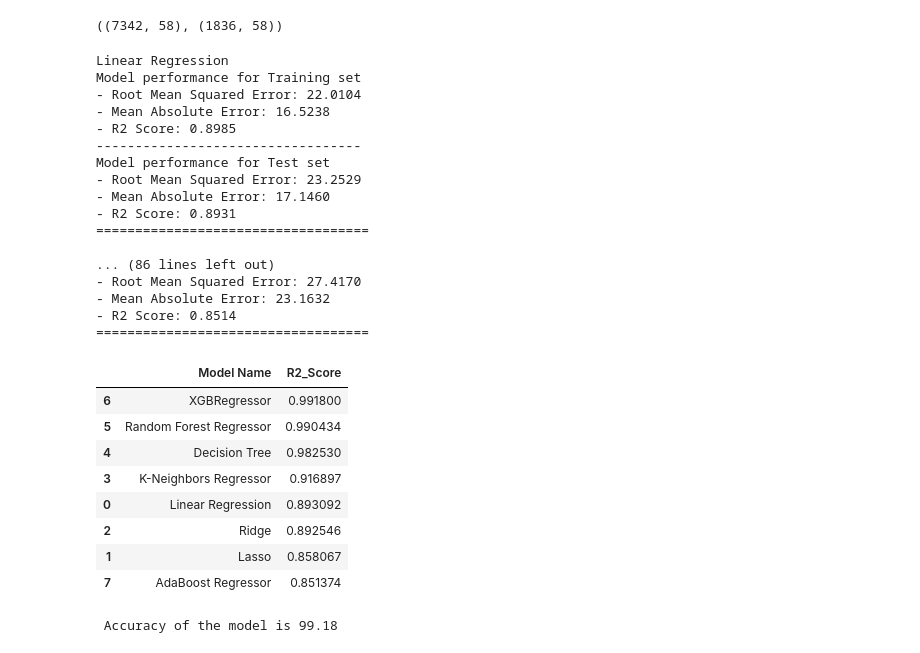
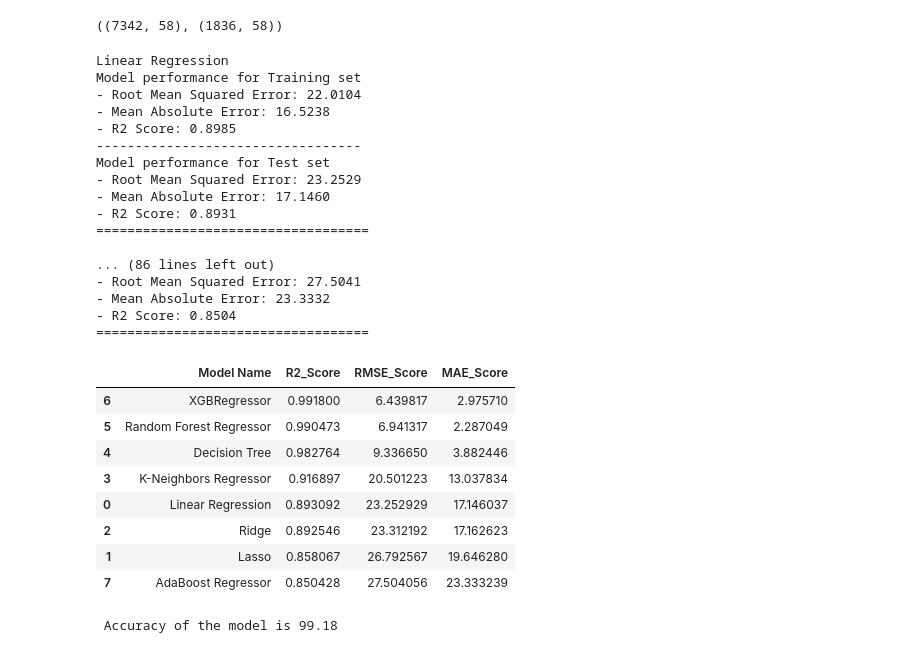
Before and after one commit to thomasphilipc/project_setup, a Jupyter notebook: notebook/real_data.ipynb, the cells around one changed output. Saved outputs shown, nothing was run; the diff lists cells and outputs as text; code cells hidden in the pictures.

```diff
--- a/notebook/real_data.ipynb
+++ b/notebook/real_data.ipynb
@@ -374,8 +374,50 @@ models = {
    # "CatBoosting Regressor": CatBoostRegressor(verbose=False),
     "AdaBoost Regressor": AdaBoostRegressor()
 }
+
+params={
+                "Decision Tree": {
+                    'criterion':['squared_error', 'friedman_mse', 'absolute_error', 'poisson'],
+                    # 'splitter':['best','random'],
+                    # 'max_features':['sqrt','log2'],
+                },
+                "Random Forest":{
+                    # 'criterion':['squared_error', 'friedman_mse', 'absolute_error', 'poisson'],
+
+                    # 'max_features':['sqrt','log2',None],
+                    'n_estimators': [8,16,32,64,128,256]
+                },
+                "Gradient Boosting":{
+                    # 'loss':['squared_error', 'huber', 'absolute_error', 'quantile'],
+                    'learning_rate':[.1,.01,.05,.001],
+                    'subsample':[0.6,0.7,0.75,0.8,0.85,0.9],
+                    # 'criterion':['squared_error', 'friedman_mse'],
+                    # 'max_features':['auto','sqrt','log2'],
+                    'n_estimators': [8,16,32,64,128,256]
+                },
+                "Linear Regression":{},
+                "XGBRegressor":{
+                    'learning_rate':[.1,.01,.05,.001],
+                    'n_estimators': [8,16,32,64,128,256]
+                },
+                "CatBoosting Regressor":{
+                    'depth': [6,8,10],
+                    'learning_rate': [0.01, 0.05, 0.1],
+                    'iterations': [30, 50, 100]
+                },
+                "AdaBoost Regressor":{
+                    'learning_rate':[.1,.01,0.5,.001],
+                    # 'loss':['linear','square','exponential'],
+                    'n_estimators': [8,16,32,64,128,256]
+                }
+
+            }
+
+
 model_list = []
 r2_list =[]
+rmse_list=[]
+mae_list=[]
 
 for i in range(len(list(models))):
     model = list(models.values())[i]
@@ -406,6 +448,8 @@ for i in range(len(list(models))):
     print("- Mean Absolute Error: {:.4f}".format(model_test_mae))
     print("- R2 Score: {:.4f}".format(model_test_r2))
     r2_list.append(model_test_r2)
+    rmse_list.append(model_test_rmse)
+    mae_list.append(model_test_mae)
 
     print('='*35)
     print('\n')
@@ -423,23 +467,23 @@ Model performance for Test set
 ===================================
 
 ... (86 lines left out)
-- Root Mean Squared Error: 27.4170
-- Mean Absolute Error: 23.1632
-- R2 Score: 0.8514
+- Root Mean Squared Error: 27.5041
+- Mean Absolute Error: 23.3332
+- R2 Score: 0.8504
 ===================================
 # %%
 
-pd.DataFrame(list(zip(model_list, r2_list)), columns=['Model Name', 'R2_Score']).sort_values(by=["R2_Score"],ascending=False)
+pd.DataFrame(list(zip(model_list, r2_list,rmse_list,mae_list)), columns=['Model Name', 'R2_Score','RMSE_Score','MAE_Score']).sort_values(by=["R2_Score"],ascending=False)
 # %% [output]
-|  | Model Name | R2_Score |
-| 6 | XGBRegressor | 0.991800 |
-| 5 | Random Forest Regressor | 0.990434 |
-| 4 | Decision Tree | 0.982530 |
-| 3 | K-Neighbors Regressor | 0.916897 |
-| 0 | Linear Regression | 0.893092 |
-| 2 | Ridge | 0.892546 |
-| 1 | Lasso | 0.858067 |
-| 7 | AdaBoost Regressor | 0.851374 |
+|  | Model Name | R2_Score | RMSE_Score | MAE_Score |
+| 6 | XGBRegressor | 0.991800 | 6.439817 | 2.975710 |
+| 5 | Random Forest Regressor | 0.990473 | 6.941317 | 2.287049 |
+| 4 | Decision Tree | 0.982764 | 9.336650 | 3.882446 |
+| 3 | K-Neighbors Regressor | 0.916897 | 20.501223 | 13.037834 |
+| 0 | Linear Regression | 0.893092 | 23.252929 | 17.146037 |
+| 2 | Ridge | 0.892546 | 23.312192 | 17.162623 |
+| 1 | Lasso | 0.858067 | 26.792567 | 19.646280 |
+| 7 | AdaBoost Regressor | 0.850428 | 27.504056 | 23.333239 |
 # %%
 lin_model = XGBRegressor(fit_intercept=True)
 #lin_model = RandomForestRegressor()
```
Also changed, not shown: 10 other files.
